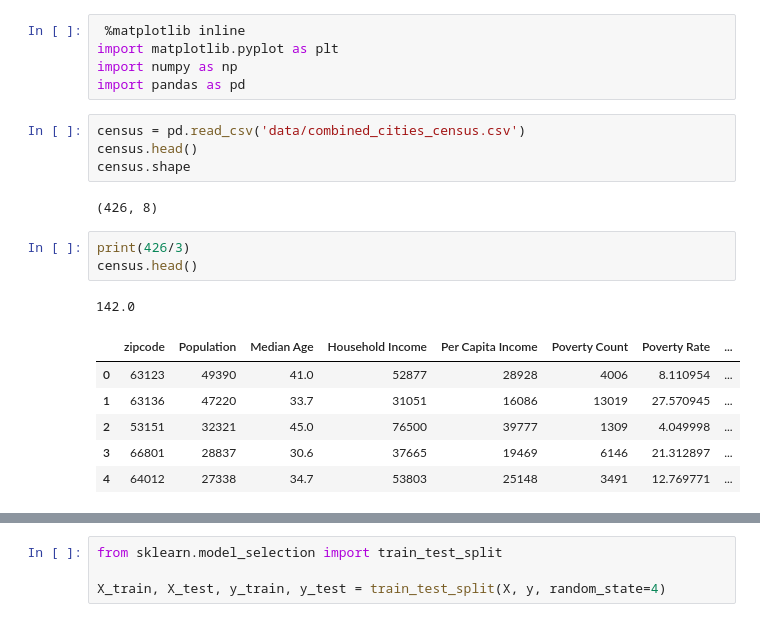
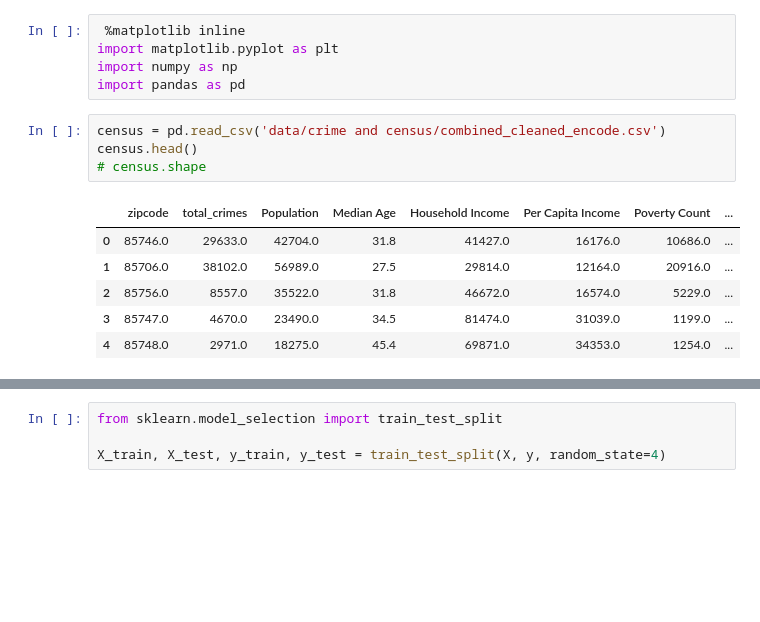
Before and after one commit to thatsamorris/Final_Project, a Jupyter notebook: Final_Project/machLearn/neural_network_with_keras.ipynb, the cells around one changed output, grey strips where cells are left out. Drawn from its saved outputs; the diff is of its cells as text; blank space fills up the shorter version.

```diff
--- a/Final_Project/machLearn/neural_network_with_keras.ipynb
+++ b/Final_Project/machLearn/neural_network_with_keras.ipynb
@@ -4,19 +4,13 @@ import matplotlib.pyplot as plt
 import numpy as np
 import pandas as pd
 # %%
-census = pd.read_csv('data/combined_cities_census.csv')
+census = pd.read_csv('data/crime and census/combined_cleaned_encode.csv')
 census.head()
-census.shape
+# census.shape
 # %% [output]
-(426, 8)
+|  | zipcode | total_crimes | Population | Median Age | Household Income | Per Capita Income | Poverty Count | ... |
+| 0 | 85746.0 | 29633.0 | 42704.0 | 31.8 | 41427.0 | 16176.0 | 10686.0 | ... |
+| 1 | 85706.0 | 38102.0 | 56989.0 | 27.5 | 29814.0 | 12164.0 | 20916.0 | ... |
+| 2 | 85756.0 | 8557.0 | 35522.0 | 31.8 | 46672.0 | 16574.0 | 5229.0 | ... |
+| 3 | 85747.0 | 4670.0 | 23490.0 | 34.5 | 81474.0 | 31039.0 | 1199.0 | ... |
+| 4 | 85748.0 | 2971.0 | 18275.0 | 45.4 | 69871.0 | 34353.0 | 1254.0 | ... |
-# %%
-print(426/3)
-census.head()
-# %% [output]
-142.0
-|  | zipcode | Population | Median Age | Household Income | Per Capita Income | Poverty Count | Poverty Rate | ... |
-| 0 | 63123 | 49390 | 41.0 | 52877 | 28928 | 4006 | 8.110954 | ... |
-| 1 | 63136 | 47220 | 33.7 | 31051 | 16086 | 13019 | 27.570945 | ... |
-| 2 | 53151 | 32321 | 45.0 | 76500 | 39777 | 1309 | 4.049998 | ... |
-| 3 | 66801 | 28837 | 30.6 | 37665 | 19469 | 6146 | 21.312897 | ... |
-| 4 | 64012 | 27338 | 34.7 | 53803 | 25148 | 3491 | 12.769771 | ... |
```
Also changed, not shown: parts of 12 cells of this notebook, 4 other files.
